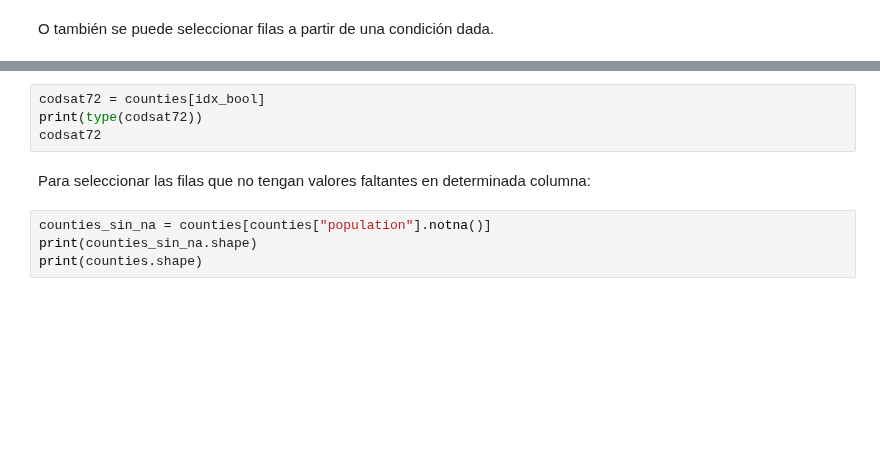
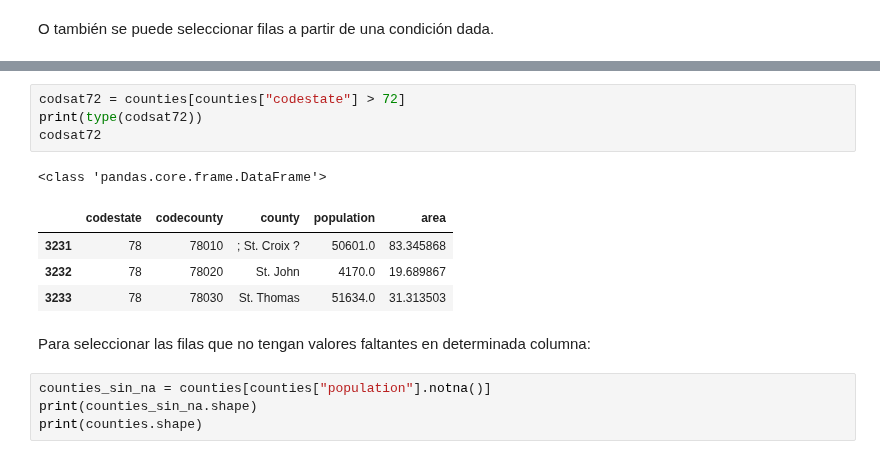
Before and after one commit to AprendizajeProfundo/Diplomado, a Jupyter notebook: Talleres/Cuadernos/Taller_Pandas.ipynb, the cells around one changed output, grey strips where cells are left out. Saved outputs shown, nothing was run; the diff lists cells and outputs as text; blank space fills up the shorter version.

```diff
--- a/Talleres/Cuadernos/Taller_Pandas.ipynb
+++ b/Talleres/Cuadernos/Taller_Pandas.ipynb
@@ -143,7 +270,13 @@ idx_bool
 # %%
-codsat72 = counties[idx_bool]
+codsat72 = counties[counties["codestate"] > 72]
 print(type(codsat72))
 codsat72
+# %% [output]
+<class 'pandas.core.frame.DataFrame'>
+|  | codestate | codecounty | county | population | area |
+| 3231 | 78 | 78010 | ; St. Croix ? | 50601.0 | 83.345868 |
+| 3232 | 78 | 78020 | St. John | 4170.0 | 19.689867 |
+| 3233 | 78 | 78030 | St. Thomas | 51634.0 | 31.313503 |
 # %% [markdown]
 Para seleccionar las filas que no tengan valores faltantes en determinada columna:
 # %%
```
Also changed, not shown: parts of 49 cells of this notebook, 1 other file.
